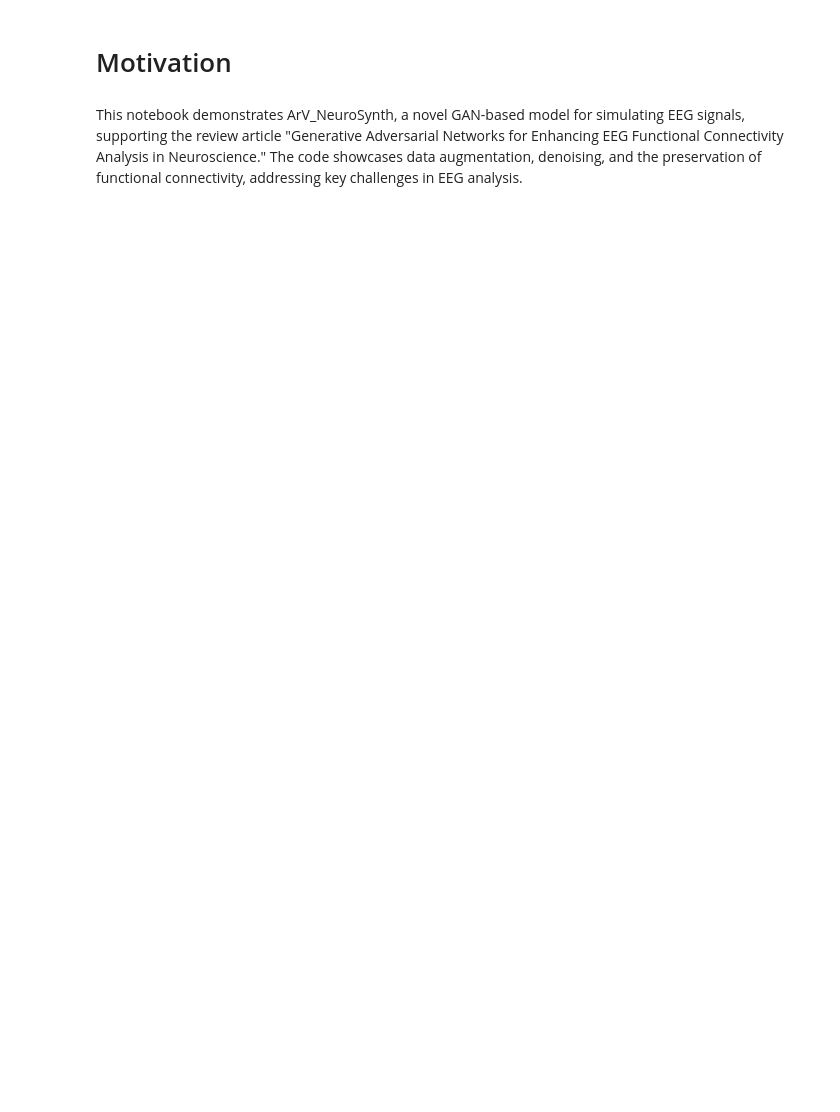
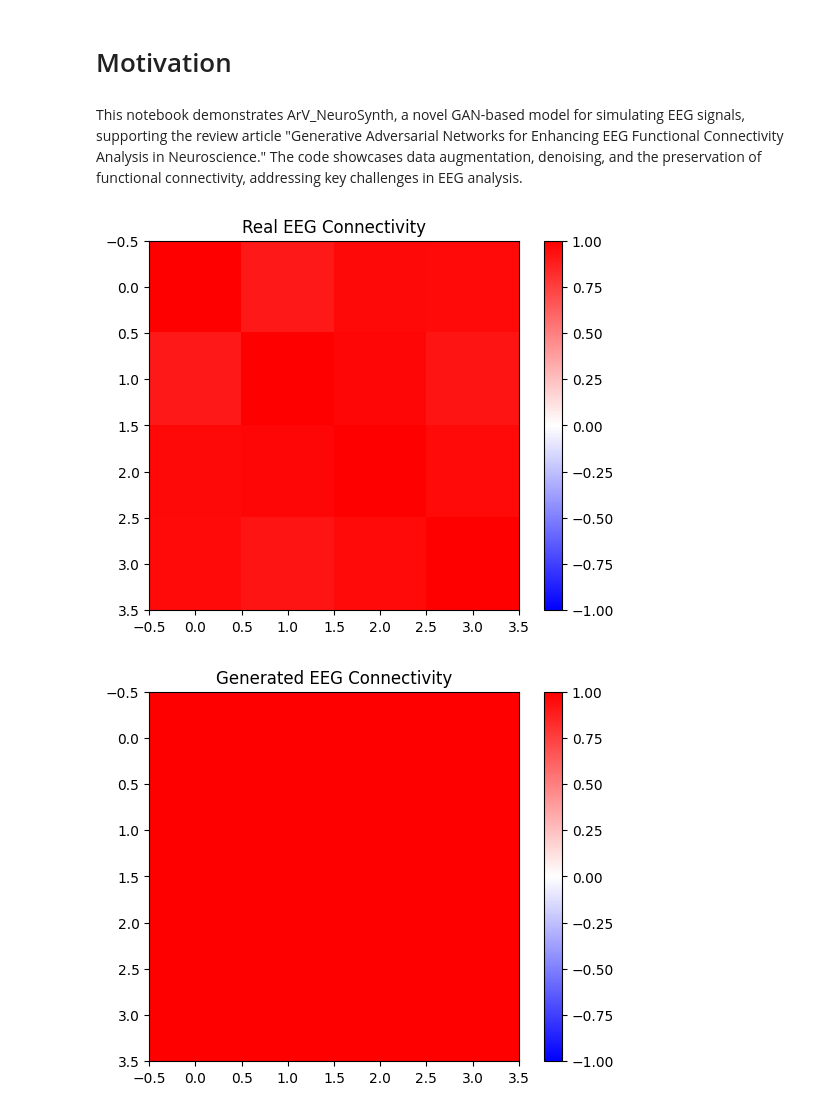
Before and after one commit to ArshiaVahedi/ArV_NeuroSynth, a Jupyter notebook: Enhanced_ArV_NeuroSynth_Notebook.ipynb, the cells around one changed output. Saved outputs shown, nothing was run; the diff lists cells and outputs as text; code cells hidden in the pictures; blank space fills up the shorter version.

```diff
--- a/Enhanced_ArV_NeuroSynth_Notebook.ipynb
+++ b/Enhanced_ArV_NeuroSynth_Notebook.ipynb
@@ -134,3 +227,17 @@ plt.show()
 # Motivation
 # %% [markdown]
 This notebook demonstrates ArV_NeuroSynth, a novel GAN-based model for simulating EEG signals, supporting the review article "Generative Adversarial Networks for Enhancing EEG Functional Connectivity Analysis in Neuroscience." The code showcases data augmentation, denoising, and the preservation of functional connectivity, addressing key challenges in EEG analysis.
+# %%
+def plot_connectivity(eeg, title):
+    # eeg: shape [batch, channels, time]
+    conn = np.corrcoef(eeg[0].cpu().numpy())
+    plt.imshow(conn, cmap='bwr', vmin=-1, vmax=1)
+    plt.colorbar()
+    plt.title(title)
+    plt.show()
+
+plot_connectivity(x_real, "Real EEG Connectivity")
+plot_connectivity(x_recon, "Generated EEG Connectivity")
+# %% [output]
+[figure, added]
+[figure, added]
```
Also changed, not shown: parts of 9 cells of this notebook, 5 other files.
